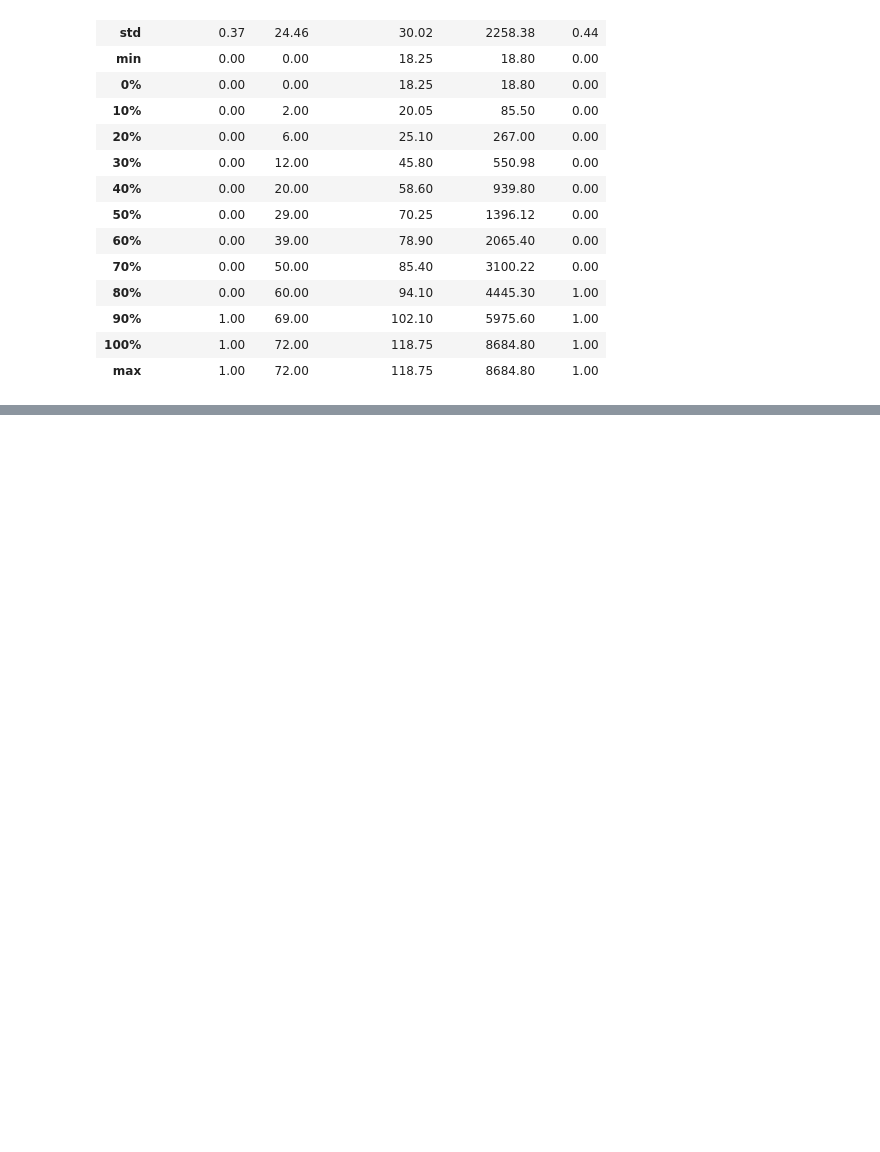
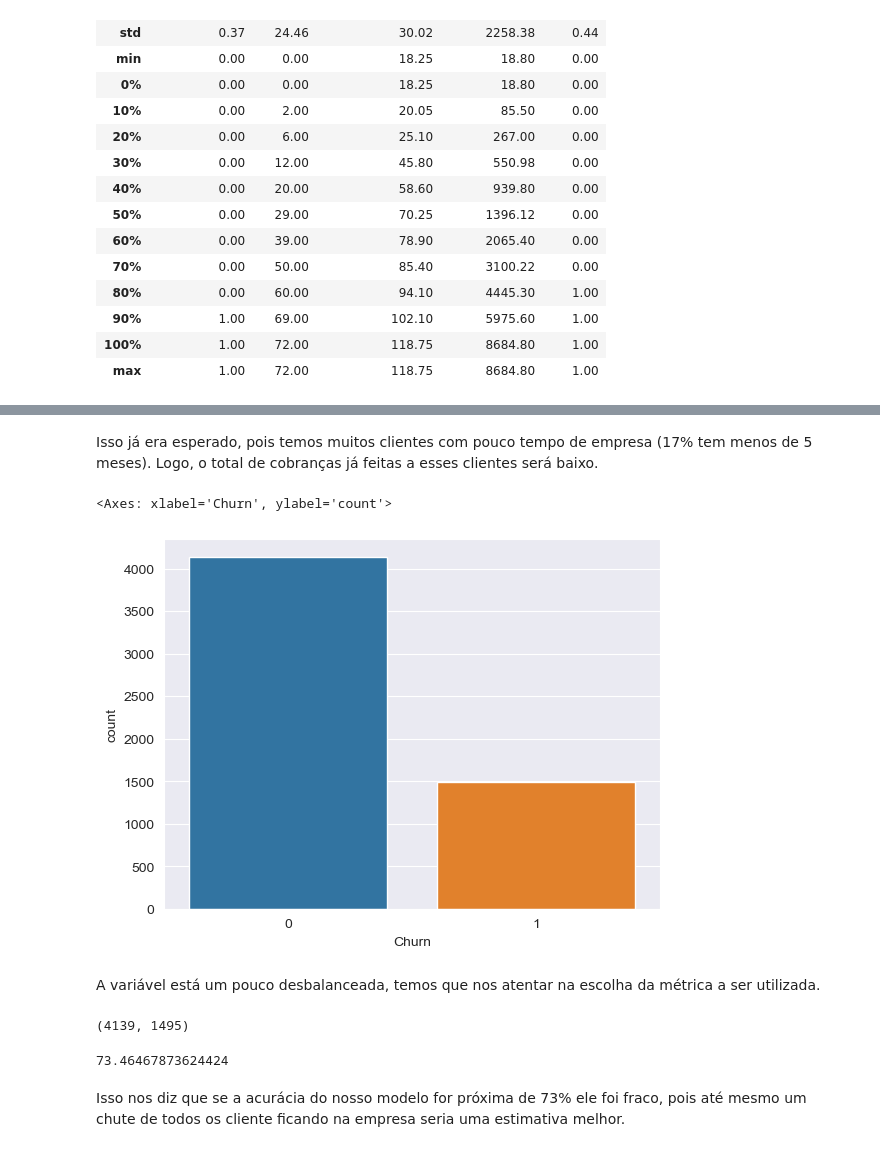
Before and after one commit to rhyanfrazao/projeto-classificacao-churn, a Jupyter notebook: projeto-classificacao-churn.ipynb, the cells around one changed output, grey strips where cells are left out. Cells and saved outputs as stored; diff of their text form; code cells hidden in the pictures; blank space fills up the shorter version.

```diff
--- a/projeto-classificacao-churn.ipynb
+++ b/projeto-classificacao-churn.ipynb
@@ -282,0 +301,22 @@ df_clientes.describe(percentiles=np.linspace(0, 1, 11))
+# %% [markdown]
+Isso já era esperado, pois temos muitos clientes com pouco tempo de empresa (17% tem menos de 5 meses). Logo, o total de cobranças já feitas a esses clientes será baixo.
+# %%
+# Analisando a variável target, o churn:
+sns.countplot(data=df_clientes, x='Churn')
+# %% [output]
+<Axes: xlabel='Churn', ylabel='count'>
+[figure, added]
+# %% [markdown]
+A variável está um pouco desbalanceada, temos que nos atentar na escolha da métrica a ser utilizada.
+# %%
+# Avaliando o desbalanceamento:
+len(df_clientes.loc[df_clientes['Churn'] == 0]), len(df_clientes.loc[df_clientes['Churn'] == 1])
+# %% [output]
+(4139, 1495)
+# %%
+# Caso o modelo estime que todos os clientes não vão sair da empresa:
+100* len(df_clientes.loc[df_clientes['Churn'] == 0]) / df_clientes.shape[0]
+# %% [output]
+73.46467873624424
+# %% [markdown]
+Isso nos diz que se a acurácia do nosso modelo for próxima de 73% ele foi fraco, pois até mesmo um chute de todos os cliente ficando na empresa seria uma estimativa melhor.
```
Also changed, not shown: parts of 3 cells of this notebook.
